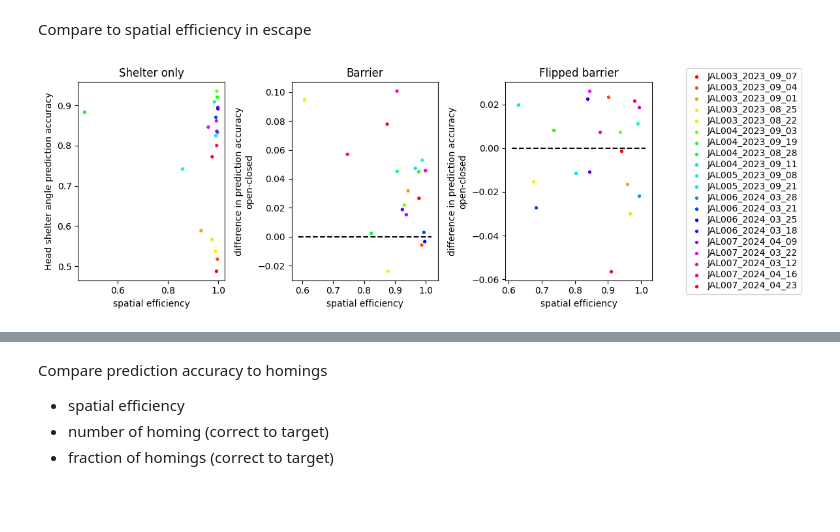
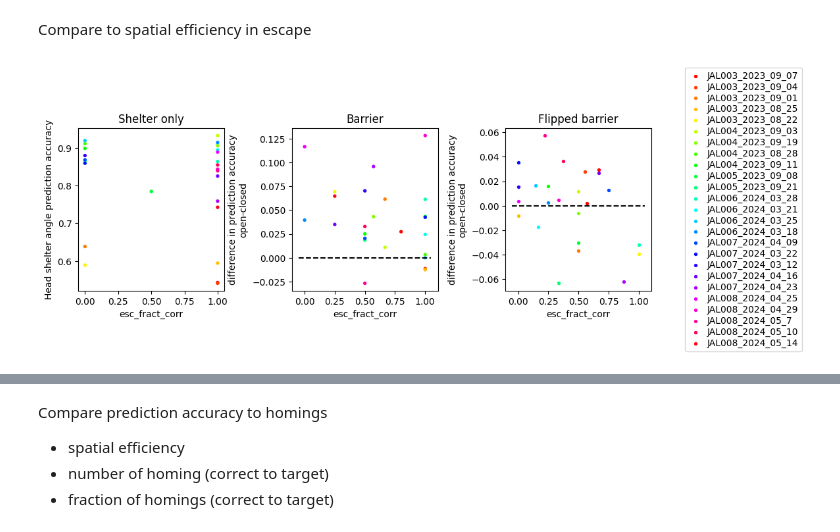
Before and after one commit to BrancoLab/JAL2_subgoal_pipeline, a Jupyter notebook: JR_test_scripts/LDA_behave.ipynb, the cells around one changed output, grey strips where cells are left out. Cells and saved outputs as stored; diff of their text form; code cells hidden in the pictures; blank space fills up the shorter version.

```diff
--- a/JR_test_scripts/LDA_behave.ipynb
+++ b/JR_test_scripts/LDA_behave.ipynb
@@ -42,7 +42,7 @@ save_path = r"Z:\Jasmine_Laurence\LDA_overview\behavior"
 conditions = ['shelter_only','barrier_pre_flip','barrier_post_flip']
 all_angles = ['hdir','hsa','h_preflipbar_a','h_postflipbar_a','h_rightbar_a','h_leftbar_a']
 all_features = ['shelter','preflip_barrier','postflip_barrier','left_barrier', 'right_barrier', 'arena_bottom', 'arena_top']
-settings = 'all_angles_fr'
+settings = 'all_angles_fr_excl_prox_15cm'
 # 'all_angles_fr','all_angles_fr_excl_prox_15cm','all_angles_subsampled_fr','all_angles_subsampled_fr_excl_prox_15cm','all_angles_fr_excl_stationary'
 # %%
 all_names = []
@@ -228,7 +228,7 @@ sessy, all_names, avg_pa, pa = extract_pa_across_sesh(all_angles,experiments_obj
 Compare to spatial efficiency in escape
 # %%
 """Compare escape to prediction accuracy"""
-compare = ['esc_num_corr','pa']
+compare = ['esc_fract_corr','pa']
 # 'esc_se','esc_fract_corr', 'esc_num_corr'
 
 if compare[0] == 'esc_se':
@@ -252,34 +252,34 @@ if compare[1] == 'pa':
 %matplotlib inline
 fig, axs = plt.subplots(1,3, figsize = (4*len(conditions),4))
 colorz = plt.cm.hsv(np.linspace(0, 1, len(se['shelter_only'])))
 # shelter only
 axs[0].scatter(x0,y0,s=8,c=colorz)
-axs[0].set_xlabel('spatial efficiency')
+axs[0].set_xlabel(compare[0])
 axs[0].set_ylabel('Head shelter angle prediction accuracy')
 axs[0].set_title('Shelter only')
 
 # barrier_pre_flip
 axs[1].scatter(x1,y1,s=8,c=colorz)
 axs[1].plot(axs[1].get_xlim(),[0,0],'--k')
-axs[1].set_xlabel('spatial efficiency')
+axs[1].set_xlabel(compare[0])
 axs[1].set_ylabel('difference in prediction accuracy\nopen-closed')
 axs[1].set_title('Barrier')
 
 # barrier_post_flip
 line_object = []
 for s,p,cz in zip(x2,y2,colorz):
     line = axs[2].scatter(s,p,s=8,color=cz)
     line_object.append(line)
 axs[2].plot(axs[2].get_xlim(),[0,0],'--k')
-axs[2].set_xlabel('spatial efficiency')
+axs[2].set_xlabel(compare[0])
 axs[2].set_ylabel('difference in prediction accuracy\nopen-closed')
 axs[2].set_title('Flipped barrier')
 
 axs[2].legend(line_object, all_names,loc='center left', bbox_to_anchor=(1.2, 0.5),
                 columnspacing=1.0, labelspacing=0.2,
                 handletextpad=0.5, handlelength=1.5)
 
 plt.tight_layout()
 # plt.savefig(save_path+'/'+str(compare[0] + '_' + compare[1] + settings+'.png'))
 # %% [output]
-[figure, old version]
+[figure, new version]
```
Also changed, not shown: parts of 1 cell of this notebook, 1 other file.
